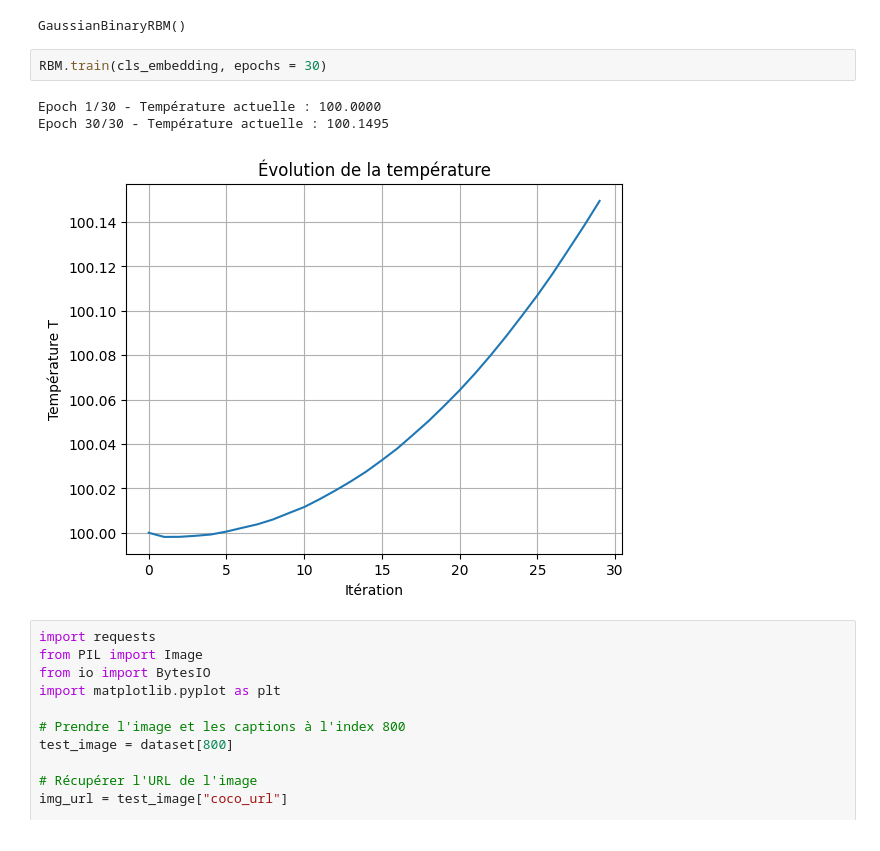
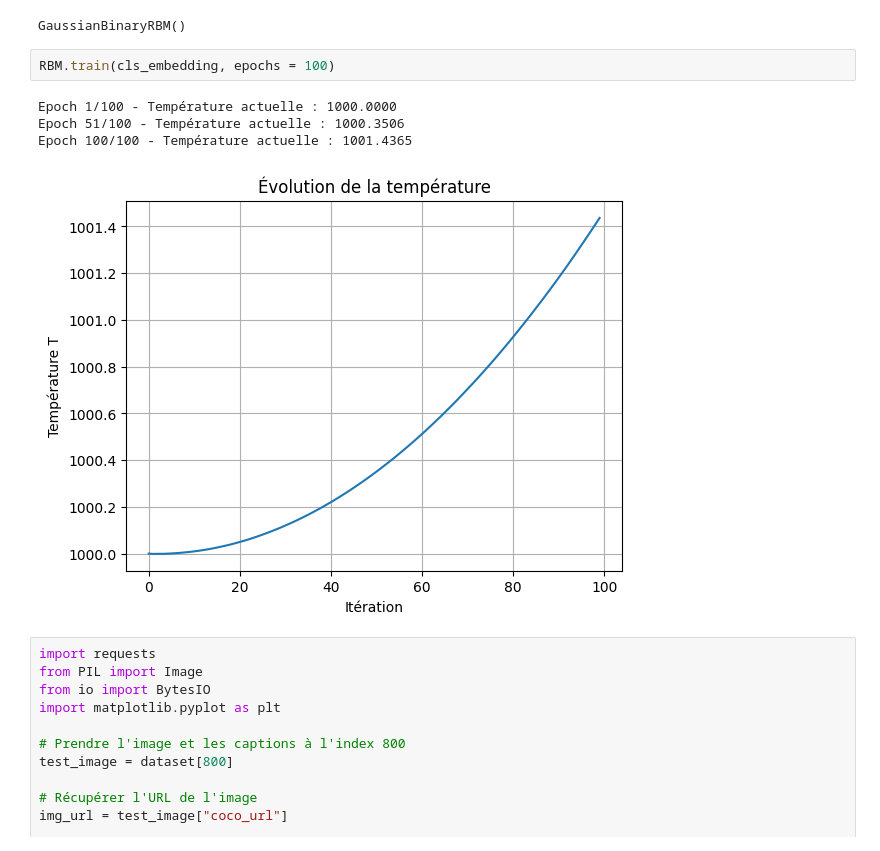
Before and after one commit to Faj1223/BLIP-RBM, a Jupyter notebook: notebooks/test_BLIP.ipynb, the cells around one changed output. Drawn from its saved outputs; the diff is of its cells as text.

```diff
--- a/notebooks/test_BLIP.ipynb
+++ b/notebooks/test_BLIP.ipynb
@@ -446,11 +449,12 @@ print(RBM)
 # %% [output]
 GaussianBinaryRBM()
 # %%
-RBM.train(cls_embedding, epochs = 30)
+RBM.train(cls_embedding, epochs = 100)
 # %% [output]
-Epoch 1/30 - Température actuelle : 100.0000
-Epoch 30/30 - Température actuelle : 100.1495
+Epoch 1/100 - Température actuelle : 1000.0000
+Epoch 51/100 - Température actuelle : 1000.3506
+Epoch 100/100 - Température actuelle : 1001.4365
-[figure, old version]
+[figure, new version]
 # %%
 import requests
 from PIL import Image
```
Also changed, not shown: parts of 4 cells of this notebook, 1 other file.
